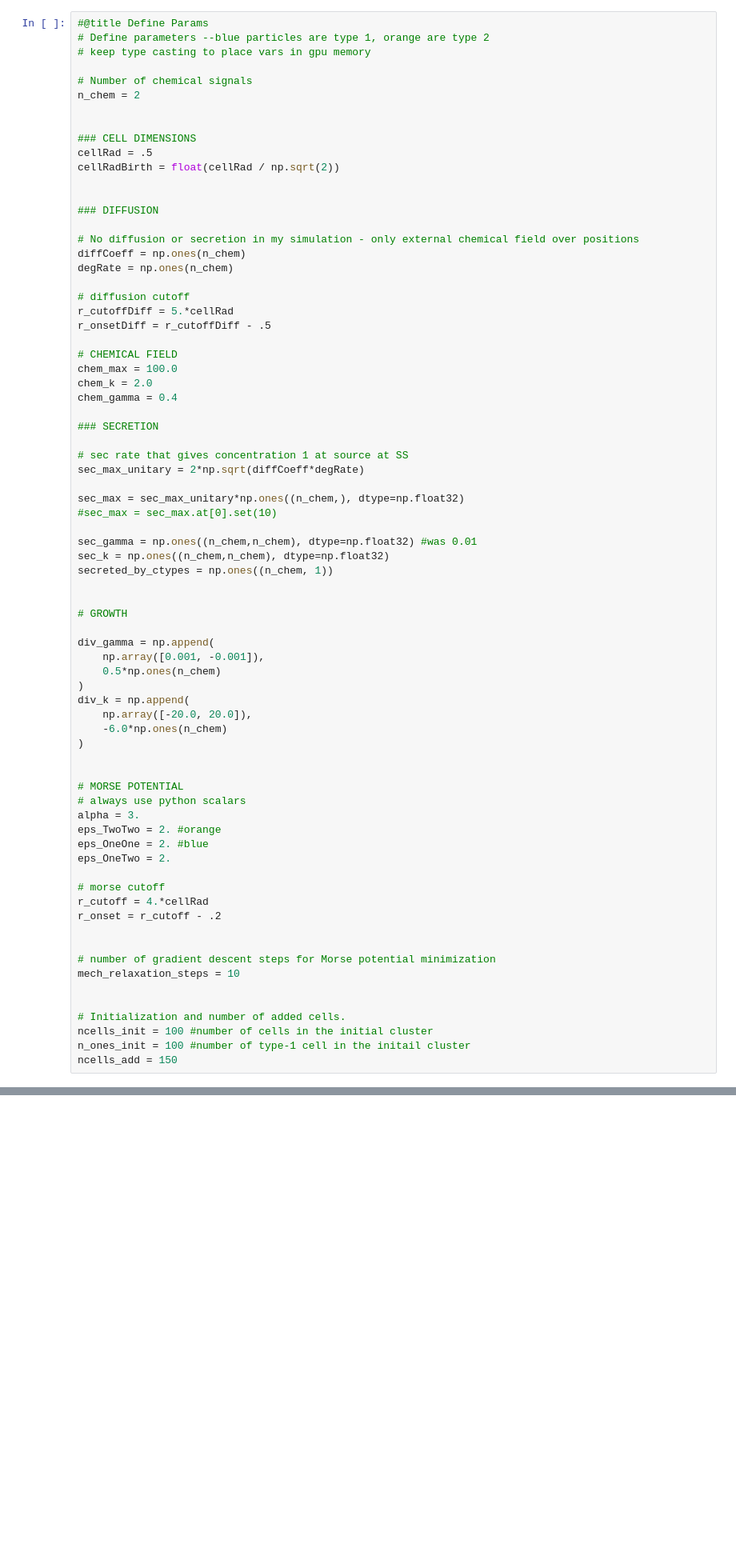
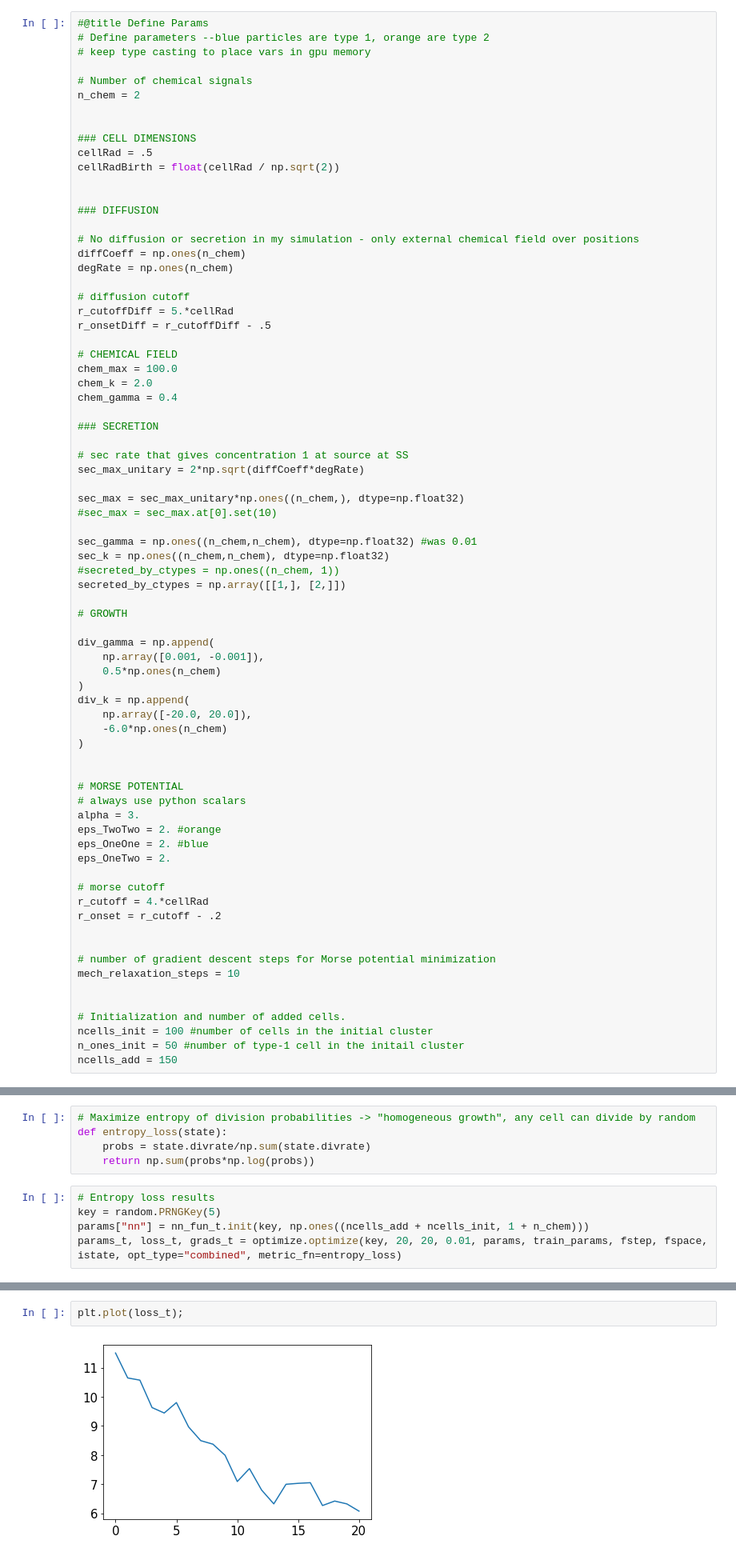
Before and after one commit to fmottes/jax-morph, a Jupyter notebook: Ramya/04_NN_response_function.ipynb, the cells around one changed output, grey strips where cells are left out. Shown at 80% size. Drawn from its saved outputs; the diff is of its cells as text; blank space fills up the shorter version.

```diff
--- a/Ramya/04_NN_response_function.ipynb
+++ b/Ramya/04_NN_response_function.ipynb
@@ -94,8 +96,8 @@ sec_max = sec_max_unitary*np.ones((n_chem,), dtype=np.float32)
 
 sec_gamma = np.ones((n_chem,n_chem), dtype=np.float32) #was 0.01
 sec_k = np.ones((n_chem,n_chem), dtype=np.float32)
-secreted_by_ctypes = np.ones((n_chem, 1))
-
+#secreted_by_ctypes = np.ones((n_chem, 1))
+secreted_by_ctypes = np.array([[1,], [2,]])
 
 # GROWTH
 
@@ -127,7 +129,7 @@ mech_relaxation_steps = 10
 
 # Initialization and number of added cells.
 ncells_init = 100 #number of cells in the initial cluster
-n_ones_init = 100 #number of type-1 cell in the initail cluster
+n_ones_init = 50 #number of type-1 cell in the initail cluster
 ncells_add = 150
 # %%
 #@title Define trainable params
@@ -445,3 +443,13 @@ plt.ylabel("optimization instance");
 # Did not work
 def elongation_loss(state):
   return np.std(fstate.position[:, 0])/np.std(fstate.position[:, 1])
+# %%
+# Maximize entropy of division probabilities -> "homogeneous growth", any cell can divide by random
+def entropy_loss(state):
+    probs = state.divrate/np.sum(state.divrate)
+    return np.sum(probs*np.log(probs))
+# %%
+# Entropy loss results
+key = random.PRNGKey(5)
+params["nn"] = nn_fun_t.init(key, np.ones((ncells_add + ncells_init, 1 + n_chem)))
+params_t, loss_t, grads_t = optimize.optimize(key, 20, 20, 0.01, params, train_params, fstep, fspace, istate, opt_type="combined", metric_fn=entropy_loss)
@@ -447,0 +474,4 @@ def elongation_loss(state):
+# %%
+plt.plot(loss_t);
+# %% [output]
+[figure, added]
```
Also changed, not shown: parts of 19 cells of this notebook, 2 other files.
